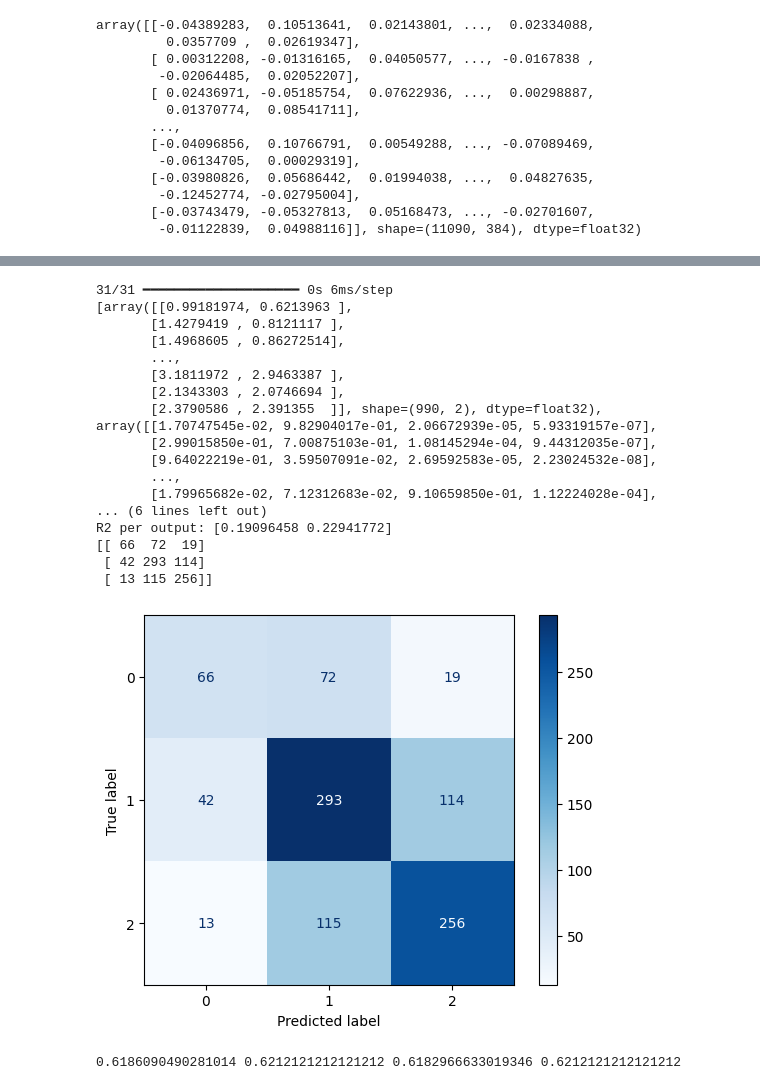
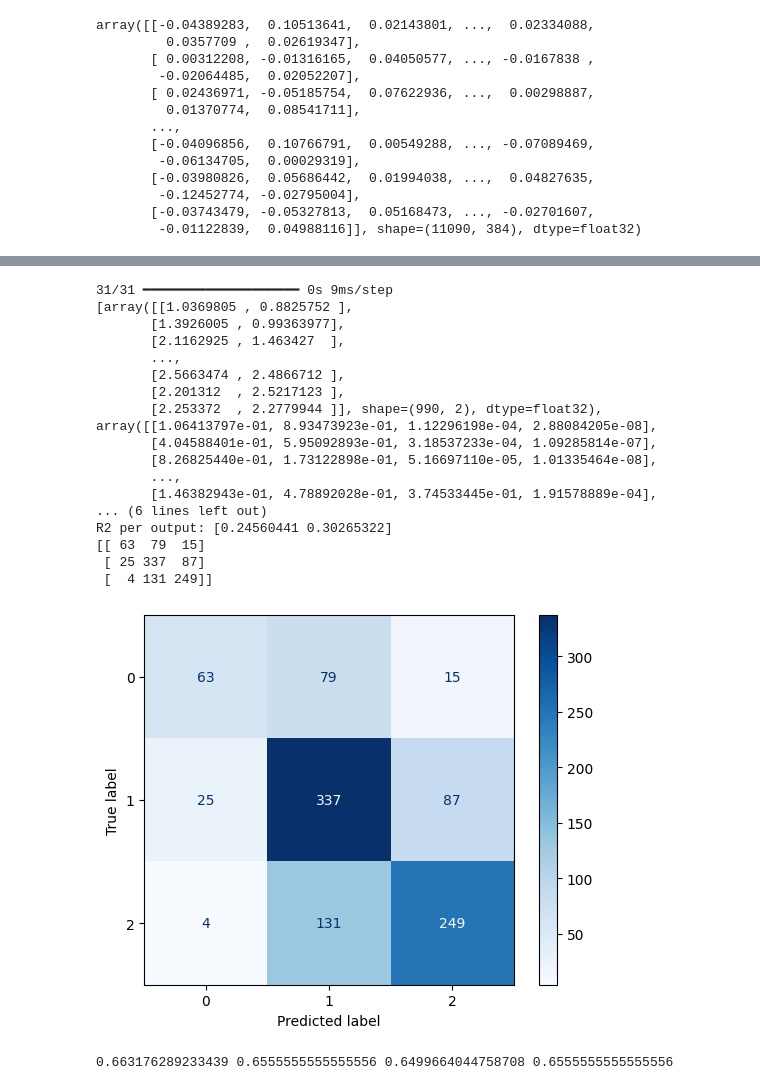
Before and after one commit to Flameflake04/NLP-Project, a Jupyter notebook: VectorEmbeddedANN.ipynb, the cells around one changed output, grey strips where cells are left out. Saved outputs shown, nothing was run; the diff lists cells and outputs as text; code cells hidden in the pictures.

Commit message:
adding 3rd models

```diff
--- a/VectorEmbeddedANN.ipynb
+++ b/VectorEmbeddedANN.ipynb
@@ -240,6 +226,9 @@ Y_test_class = np.array(Y_test_class)
 # %%
 from sklearn.metrics import confusion_matrix, ConfusionMatrixDisplay
 import matplotlib.pyplot as plt
+from tensorflow.keras.models import load_model
+
+modelNLP = load_model("ANNModel.keras")
 
 y_pred = modelNLP.predict(X_test)
 print(y_pred)
@@ -251,46 +240,46 @@ mse = mean_squared_error(Y_test_reg, y_pred[0], multioutput='raw_values')
 print("MSE per output:", mse)
 
 rmse = np.sqrt(mse)
 print("RMSE per output:", rmse)
 
 mae = mean_absolute_error(Y_test_reg, y_pred[0], multioutput='raw_values')
 print("MAE per output:", mae)
 
 r2 = r2_score(Y_test_reg, y_pred[0], multioutput='raw_values')
 print("R2 per output:", r2)
 
 cm = confusion_matrix(Y_test_class, y_class_pred)
 print(cm)
 disp = ConfusionMatrixDisplay(confusion_matrix=cm)
 disp.plot(cmap=plt.cm.Blues)
 plt.show()
 
 precision = precision_score(Y_test_class, y_class_pred, average = "weighted")
 
 recall = recall_score(Y_test_class, y_class_pred, average = "weighted")
 
 f1 = f1_score(Y_test_class, y_class_pred, average = "weighted")
 
 accuracy = accuracy_score(Y_test_class, y_class_pred)
 
 print(precision, recall, f1, accuracy)
 # %% [output]
-31/31 ━━━━━━━━━━━━━━━━━━━━ 0s 6ms/step
-[array([[0.99181974, 0.6213963 ],
-       [1.4279419 , 0.8121117 ],
-       [1.4968605 , 0.86272514],
+31/31 ━━━━━━━━━━━━━━━━━━━━ 0s 9ms/step
+[array([[1.0369805 , 0.8825752 ],
+       [1.3926005 , 0.99363977],
+       [2.1162925 , 1.463427  ],
        ...,
-       [3.1811972 , 2.9463387 ],
-       [2.1343303 , 2.0746694 ],
-       [2.3790586 , 2.391355  ]], shape=(990, 2), dtype=float32), array([[1.70747545e-02, 9.82904017e-01, 2.06672939e-05, 5.93319157e-07],
-       [2.99015850e-01, 7.00875103e-01, 1.08145294e-04, 9.44312035e-07],
-       [9.64022219e-01, 3.59507091e-02, 2.69592583e-05, 2.23024532e-08],
+       [2.5663474 , 2.4866712 ],
+       [2.201312  , 2.5217123 ],
+       [2.253372  , 2.2779944 ]], shape=(990, 2), dtype=float32), array([[1.06413797e-01, 8.93473923e-01, 1.12296198e-04, 2.88084205e-08],
+       [4.04588401e-01, 5.95092893e-01, 3.18537233e-04, 1.09285814e-07],
+       [8.26825440e-01, 1.73122898e-01, 5.16697110e-05, 1.01335464e-08],
        ...,
-       [1.79965682e-02, 7.12312683e-02, 9.10659850e-01, 1.12224028e-04],
+       [1.46382943e-01, 4.78892028e-01, 3.74533445e-01, 1.91578889e-04],
 ... (6 lines left out)
-R2 per output: [0.19096458 0.22941772]
-[[ 66  72  19]
- [ 42 293 114]
- [ 13 115 256]]
+R2 per output: [0.24560441 0.30265322]
+[[ 63  79  15]
+ [ 25 337  87]
+ [  4 131 249]]
-[figure, old version]
+[figure, new version]
-0.6186090490281014 0.6212121212121212 0.6182966633019346 0.6212121212121212
+0.663176289233439 0.6555555555555556 0.6499664044758708 0.6555555555555556
```
Also changed, not shown: parts of 2 cells of this notebook, 3 other files.
